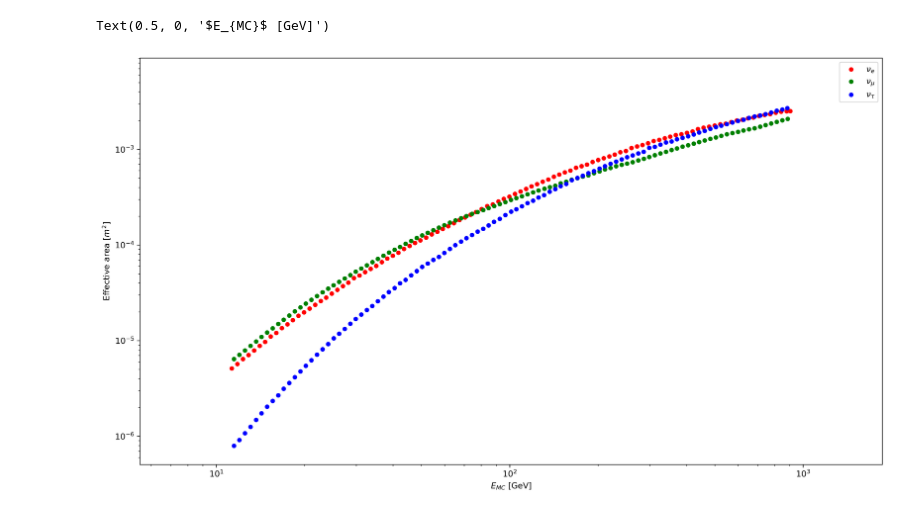
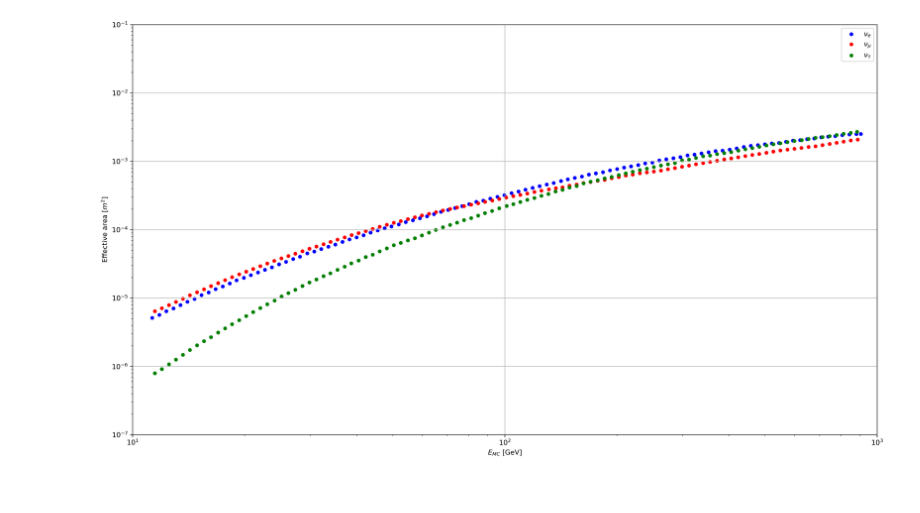
Before and after one commit to nicolasGrim/Dark-Matter, a Jupyter notebook: Effective area.ipynb, the cells around one changed output. Cells and saved outputs as stored; diff of their text form; code cells hidden in the pictures.

Commit message:
extracted data from effective area graph

```diff
--- a/Effective area.ipynb
+++ b/Effective area.ipynb
@@ -4,5 +4,5 @@ import pandas as pd
 import matplotlib.pyplot as plt
 # %%
 nu_e = pd.read_csv('data/effArea/nu_e.csv', delimiter = ';', names = ['E', 'Aeff'], decimal = ',')
-nu_mu = pd.read_csv('data/effArea/nu_mu.csv',  delimiter = ';', decimal = ',')
+nu_mu = pd.read_csv('data/effArea/nu_mu.csv',  delimiter = ';', names = ['E', 'Aeff'], decimal = ',')
 nu_tau = pd.read_csv('data/effArea/nu_tau.csv',  delimiter = ';', names = ['E', 'Aeff'], decimal = ',')
@@ -57,18 +9,19 @@ nu_tau
 # %%
 fig, ax = plt.subplots(1, 1, dpi = 300, figsize = (16, 9))
 
-nu_e.plot(kind = 'scatter', x = 'E', y = 'Aeff', ax = ax, loglog = True, color = 'r', label = '$\\nu_e$')
-nu_mu.plot(kind = 'scatter', x = 'E', y = 'Aeff', ax = ax, loglog = True, color = 'g', label = '$\\nu_\\mu$')
-nu_tau.plot(kind = 'scatter', x = 'E', y = 'Aeff', ax = ax, loglog = True, color = 'b', label = '$\\nu_\\tau$')
+nu_e.plot(kind = 'scatter', x = 'E', y = 'Aeff', ax = ax, loglog = True, color = 'b', label = '$\\nu_e$')
+nu_mu.plot(kind = 'scatter', x = 'E', y = 'Aeff', ax = ax, loglog = True, color = 'r', label = '$\\nu_\\mu$')
+nu_tau.plot(kind = 'scatter', x = 'E', y = 'Aeff', ax = ax, loglog = True, color = 'g', label = '$\\nu_\\tau$')
 
 ax.set_ylabel('Effective area [$m^2$]')
 ax.set_xlabel('$E_{MC}$ [GeV]')
 
 ax.legend()
 ax.grid()
 
 ax.set_xlim(10, 1000)
-ax.set
+ax.set_ylim(1e-7, 1e-1)
+
+fig.tight_layout()
 # %% [output]
-Text(0.5, 0, '$E_{MC}$ [GeV]')
-[figure, old version]
+[figure, new version]
```
Also changed, not shown: parts of 3 cells of this notebook, 1 other file.
